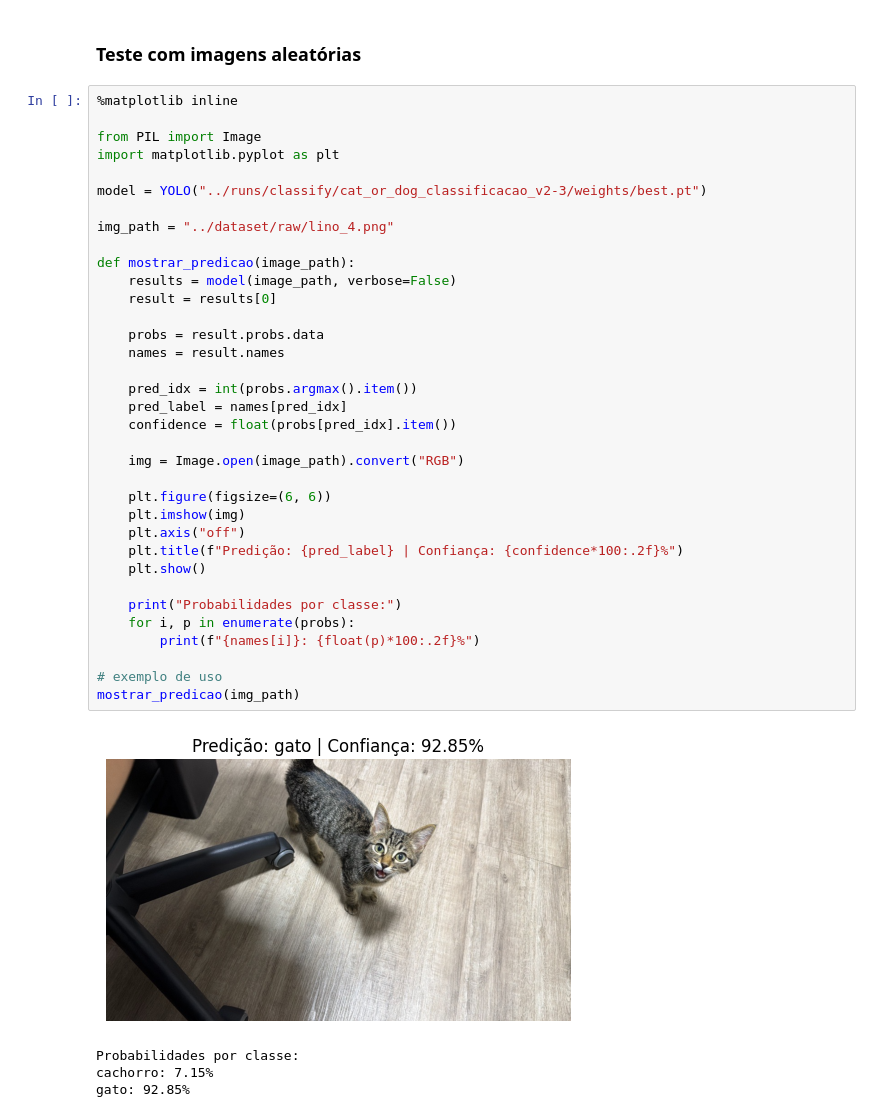
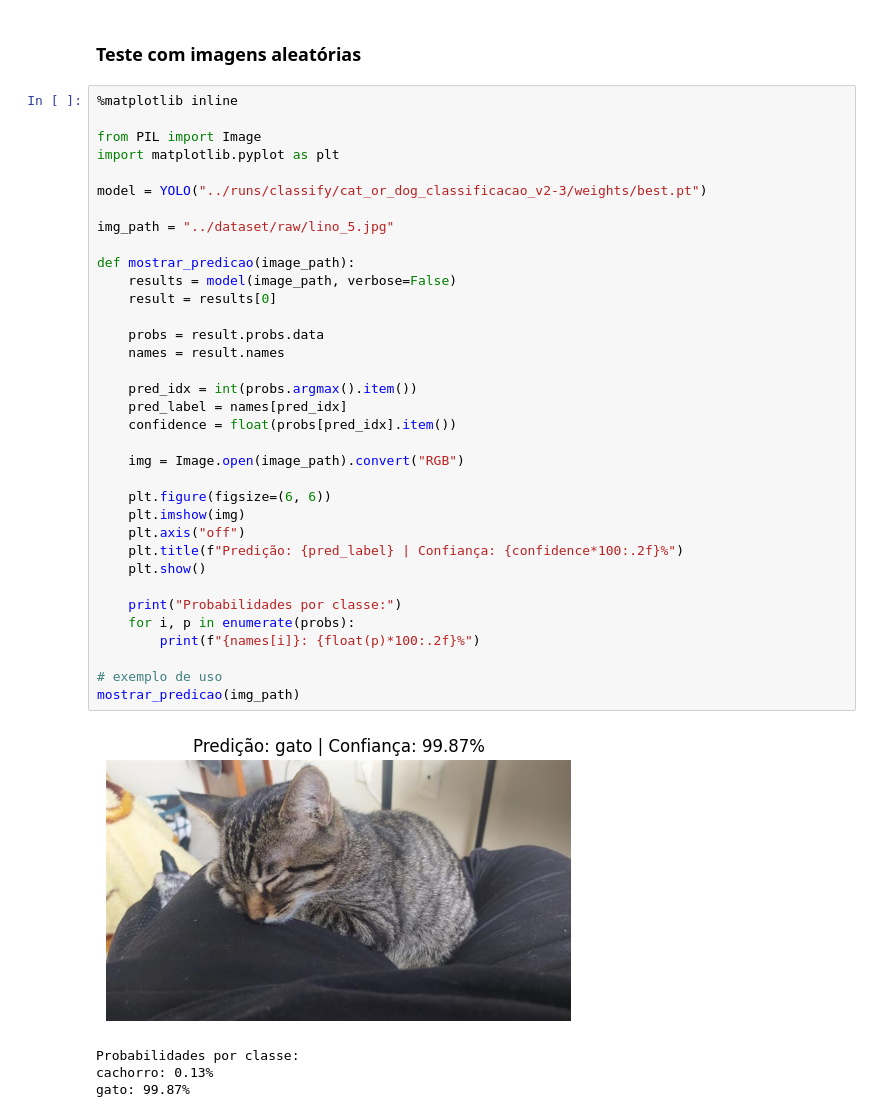
Before and after one commit to malufontes/gato_ou_cachorro, a Jupyter notebook: src/classificacao.ipynb, the cells around one changed output. Drawn from its saved outputs; the diff is of its cells as text.

Commit message:
teste com imagens extras

```diff
--- a/src/classificacao.ipynb
+++ b/src/classificacao.ipynb
@@ -543,35 +543,35 @@ import matplotlib.pyplot as plt
 
 model = YOLO("../runs/classify/cat_or_dog_classificacao_v2-3/weights/best.pt")
 
-img_path = "../dataset/raw/lino_4.png"
+img_path = "../dataset/raw/lino_5.jpg"
 
 def mostrar_predicao(image_path):
     results = model(image_path, verbose=False)
     result = results[0]
 
     probs = result.probs.data
     names = result.names
 
     pred_idx = int(probs.argmax().item())
     pred_label = names[pred_idx]
     confidence = float(probs[pred_idx].item())
 
     img = Image.open(image_path).convert("RGB")
 
     plt.figure(figsize=(6, 6))
     plt.imshow(img)
     plt.axis("off")
     plt.title(f"Predição: {pred_label} | Confiança: {confidence*100:.2f}%")
     plt.show()
 
     print("Probabilidades por classe:")
     for i, p in enumerate(probs):
         print(f"{names[i]}: {float(p)*100:.2f}%")
 
 # exemplo de uso
 mostrar_predicao(img_path)
 # %% [output]
-[figure, old version]
+[figure, new version]
 Probabilidades por classe:
-cachorro: 7.15%
-gato: 92.85%
+cachorro: 0.13%
+gato: 99.87%
```
Also changed, not shown: 1 other file.
